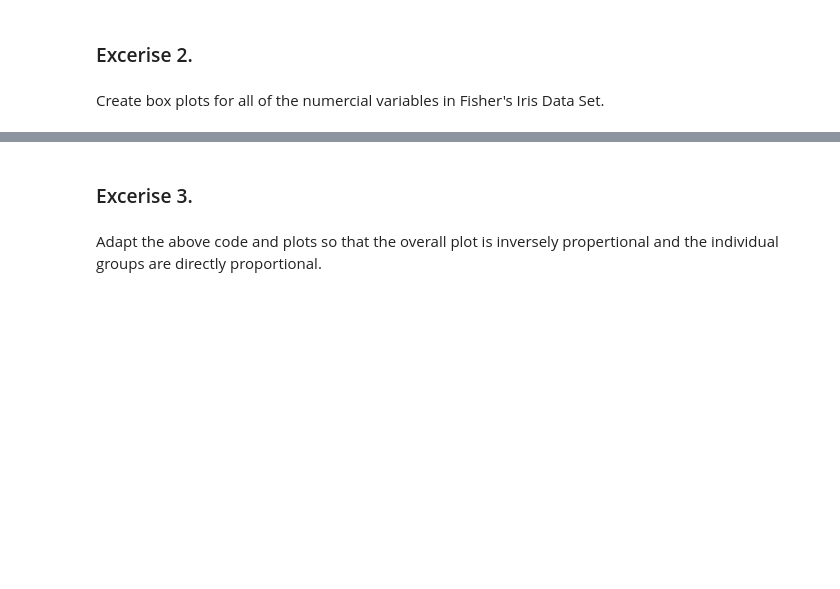
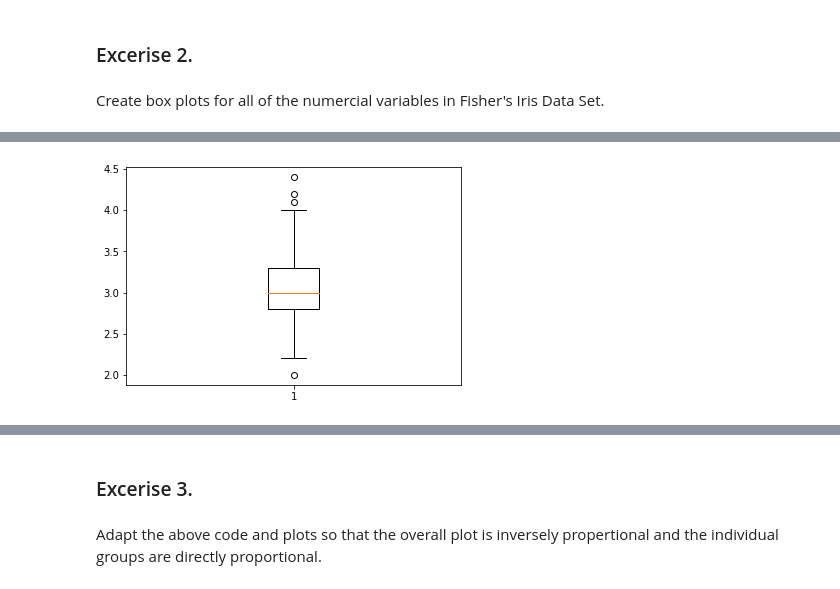
Before and after one commit to Ginafenn/funddata-assement, a Jupyter notebook: practicals/04. Outliers.ipynb, the cells around one changed output, grey strips where cells are left out. Drawn from its saved outputs; the diff is of its cells as text; code cells hidden in the pictures; blank space fills up the shorter version.

```diff
--- a/practicals/04. Outliers.ipynb
+++ b/practicals/04. Outliers.ipynb
@@ -23,0 +139,5 @@ Create box plots for all of the numercial variables in Fisher's Iris Data Set.
+# %%
+# Select the data for Sepal_Width.
+Sepal_Width = data1[:150,1]
+
+Sepal_Width
@@ -23,0 +157,5 @@ Create box plots for all of the numercial variables in Fisher's Iris Data Set.
+# %%
+# Create a box plot.
+plt.boxplot(np.array([Sepal_Width]).T);
+# %% [output]
+[figure, added]
```
Also changed, not shown: parts of 16 cells of this notebook, 5 other files.
